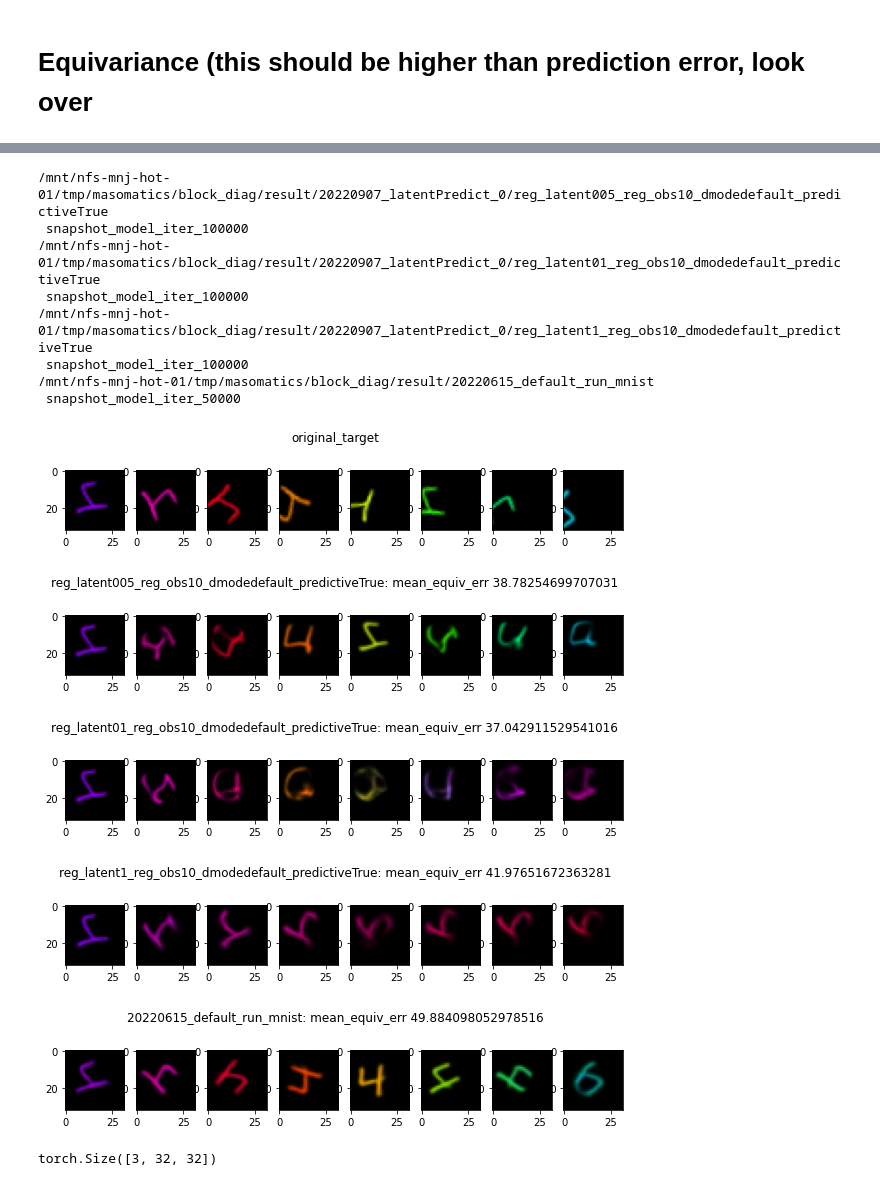
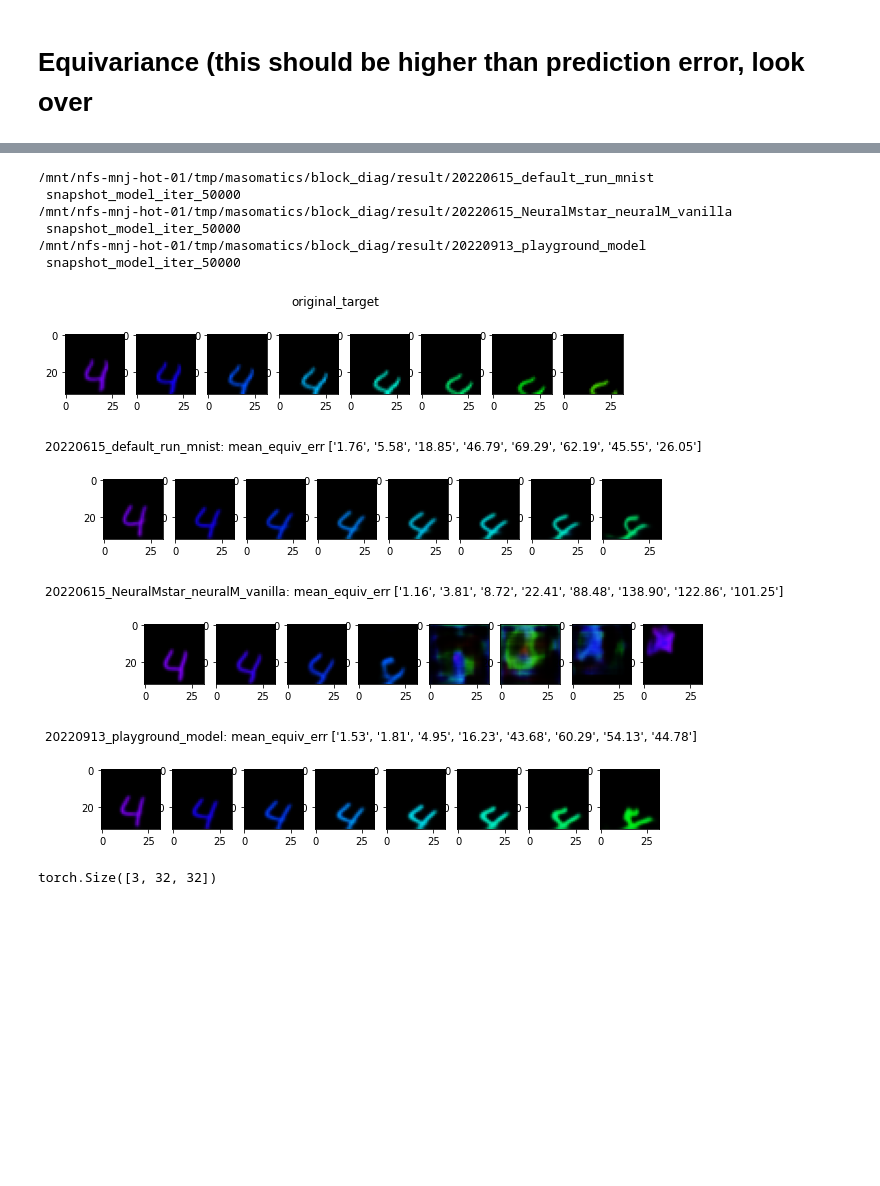
Before and after one commit to masomatics/ULASclone, a Jupyter notebook: Notebooks/20220908_Mstar_check.ipynb, the cells around one changed output, grey strips where cells are left out. Cells and saved outputs as stored; diff of their text form; code cells hidden in the pictures; blank space fills up the shorter version.

```diff
--- a/Notebooks/20220908_Mstar_check.ipynb
+++ b/Notebooks/20220908_Mstar_check.ipynb
@@ -319,10 +424,12 @@ torch.Size([18, 10, 3, 32, 32])
 # %%
 reload(nb)
 showresults = []
+showresults = nb.filter_queries([''] , list(results.keys()))
 #showresults = nb.filter_queries(['predictiveTrue', 'default', 'reg_obs10'] , list(results.keys()))
-showresults = nb.filter_queries([''] , list(results.keys()))
+#showresults = nb.filter_queries([''] , list(results.keys()))
 
 #showresults.append(baseline_path)
+showresults.append(playground_path)
 #showresults.append(basestar_path)
 
 
@@ -340,7 +447,12 @@ reload(ev)
 
 
 def get_predict(targdir_path, swap=False, predictive=False):
-    config = load_config(targdir_path)
+    if os.path.exists(os.path.join(targdir_path, 'config.yml')):
+        config = load_config(targdir_path)
+    else:
+        config = load_config(baseline_path)
+
+    #config = load_config(targdir_path)
 
     model_config = config['model']
     if len(iter_list(targdir_path)) > 0:
@@ -367,7 +479,6 @@ str(type(model)).split(' ')[-1].split('.')[-1].split("'")[0]
 <class 'models.seqae.SeqAELSTSQ'>
 'SeqAELSTSQ'
 # %%
-tp=8
 idx = 0
 predictive = True
 
@@ -404,7 +515,8 @@ for j in range(len(showresults)):
         for k in range(0,tp):
             plt.subplot(1,tp, k+1)
             plt.imshow(x_next[0][k].detach().to('cpu').permute([1,2, 0]))
-            err = err + torch.sqrt(torch.sum((x_next[0][k].to('cpu') - images_target[0][k].to('cpu'))**2))
+            #err = err + torch.sqrt(torch.sum((x_next[0][k].to('cpu') - images_target[0][k].to('cpu'))**2))
+            err = err + torch.sum((x_next[0][k].to('cpu') - images_target[0][k].to('cpu'))**2)
         err = err / (k+1)
         plt.suptitle(f"""{name}: time_meanerr {err}""")
         plt.savefig(os.path.join(jobpath, f"""{targdir}_realization_{name}.png"""))
@@ -434,5 +540,14 @@ for j in range(len(showresults)):
 # %% [markdown]
 # Equivariance (this should be higher than prediction error, look over
+# %%
+showresults = []
+#showresults = nb.filter_queries(['reg_obs10','reg_latent005' ] , list(results.keys()))
+#showresults = nb.filter_queries(['predictiveTrue', 'default', 'reg_obs10'] , list(results.keys()))
+#showresults = nb.filter_queries([''] , list(results.keys()))
+
+showresults.append(baseline_path)
+showresults.append(basestar_path)
+showresults.append(playground_path)
 # %%
 equiv_results = {}
 inferred_Ms = {}
@@ -537,47 +692,45 @@ idx = 0
 
 images = data[idx]
 if type(images) == list:
     images = torch.stack(images)
     images = images.unsqueeze(0)
     images= images.to(device)
 
 images_target = images[:, n_cond:n_cond+tp]
 
 
 plt.figure(figsize =(10,2))
 for k in range(0,tp):
     plt.subplot(1,tp, k+1)
     plt.imshow(images_target[0][k].detach().to('cpu').permute([1,2, 0]))
 
 plt.suptitle(f"""original_target""")
 plt.savefig(os.path.join(jobpath, f"""{targdir}_equiv_original.png"""))
 
 for j in range(len(showresults)):
     x_next, M = get_predict(showresults[j], swap=True)
     name = showresults[j].split('/')[-1]
     plt.figure(figsize =(10,2))
-    err = 0
+    err = []
     for k in range(0,tp):
         plt.subplot(1,tp, k+1)
         plt.imshow(x_next[0][k].detach().to('cpu').permute([1,2, 0]))
-        err = err + torch.sum((x_next[0][k].to('cpu') - images_target[0][k].to('cpu'))**2)
-    err = err / (k+1)
+        errval = torch.sum((x_next[0][k].to('cpu') - images_target[0][k].to('cpu'))**2).item()
+        err = err + ["{:.2f}".format(errval)]
+    #err = err / (k+1)
     plt.suptitle(f"""{name}: mean_equiv_err {err}""")
     plt.savefig(os.path.join(jobpath, f"""{targdir}_equiv_{name}.png"""))
 # %% [output]
-/mnt/nfs-mnj-hot-01/tmp/masomatics/block_diag/result/20220907_latentPredict_0/reg_latent005_reg_obs10_dmodedefault_predictiveTrue
- snapshot_model_iter_100000
-/mnt/nfs-mnj-hot-01/tmp/masomatics/block_diag/result/20220907_latentPredict_0/reg_latent01_reg_obs10_dmodedefault_predictiveTrue
- snapshot_model_iter_100000
-/mnt/nfs-mnj-hot-01/tmp/masomatics/block_diag/result/20220907_latentPredict_0/reg_latent1_reg_obs10_dmodedefault_predictiveTrue
- snapshot_model_iter_100000
 /mnt/nfs-mnj-hot-01/tmp/masomatics/block_diag/result/20220615_default_run_mnist
  snapshot_model_iter_50000
+/mnt/nfs-mnj-hot-01/tmp/masomatics/block_diag/result/20220615_NeuralMstar_neuralM_vanilla
+ snapshot_model_iter_50000
+/mnt/nfs-mnj-hot-01/tmp/masomatics/block_diag/result/20220913_playground_model
+ snapshot_model_iter_50000
-[figure, old version]
+[figure, new version]
-[figure, old version]
+[figure, new version]
-[figure, old version]
+[figure, new version]
-[figure, old version]
+[figure, new version]
-[figure, removed]
 # %%
 x_next[0][k].shape
 # %% [output]
```
Also changed, not shown: parts of 12 cells of this notebook, 2 other files.
